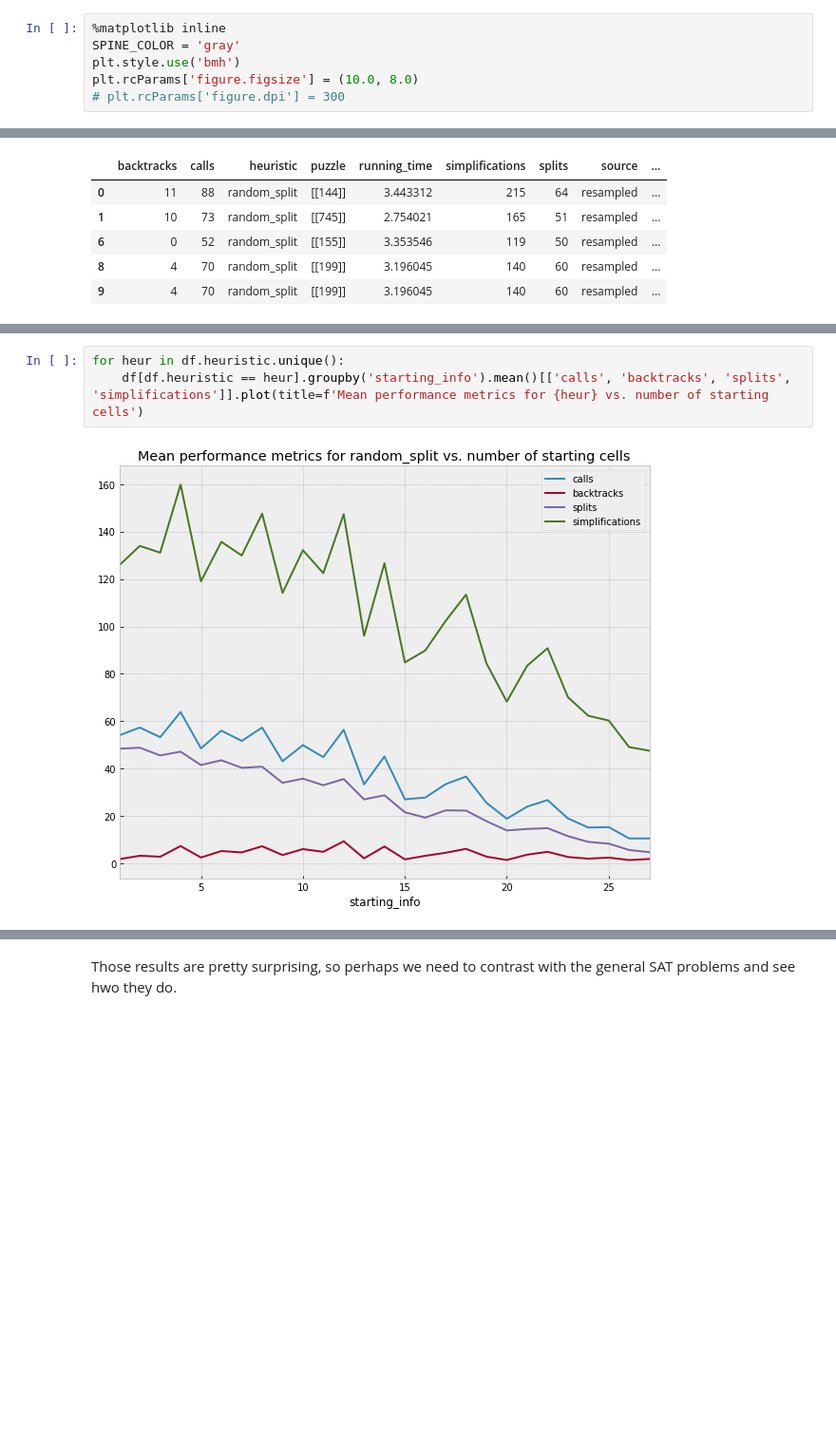
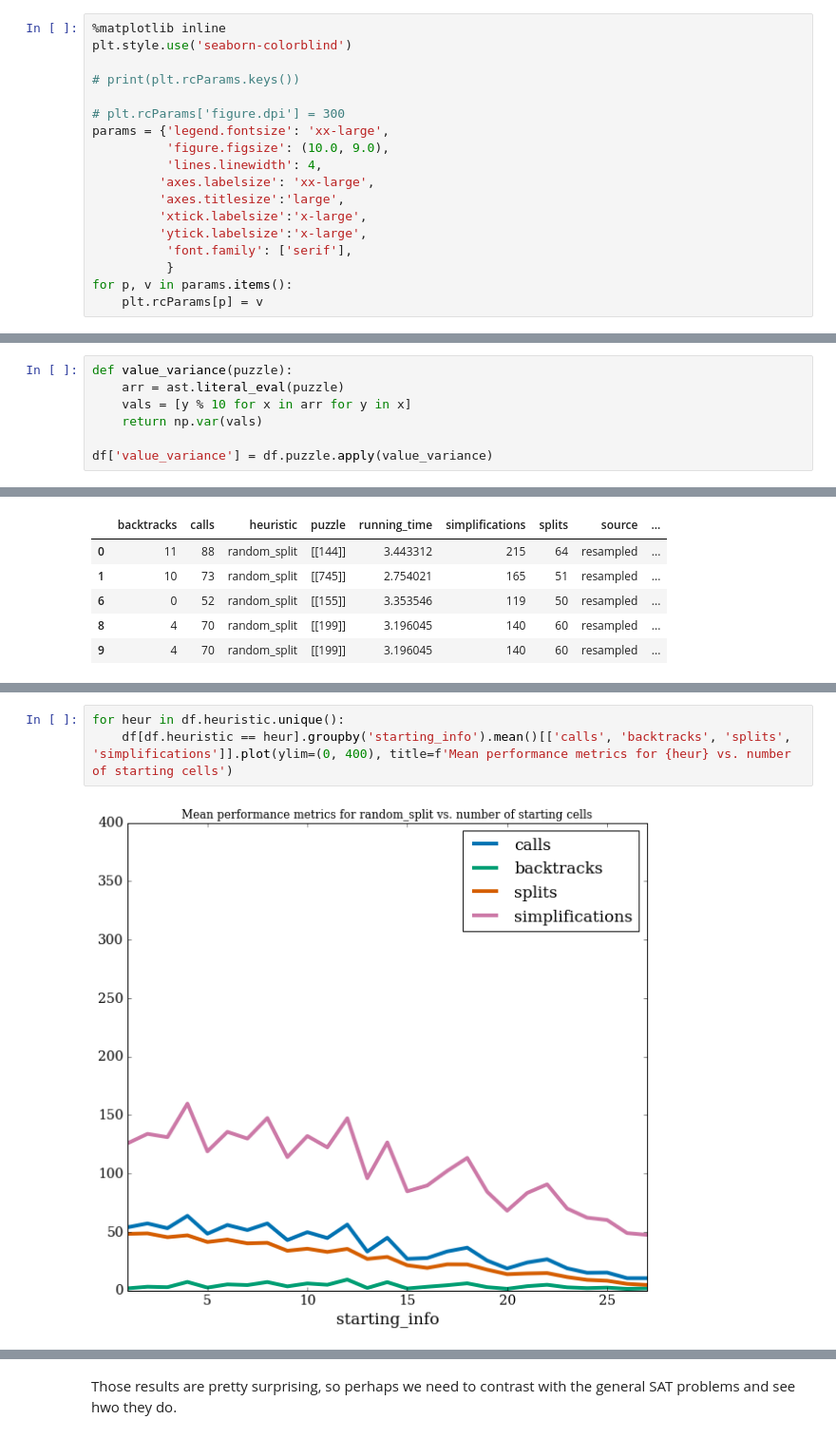
Before and after one commit to gianlucatruda/sudokusat, a Jupyter notebook: results.ipynb, the cells around one changed output, grey strips where cells are left out. Shown at 95% size. Cells and saved outputs as stored; diff of their text form; blank space fills up the shorter version.

Commit message:
Tweaked results notebook to produce better figure formatting.

```diff
--- a/results.ipynb
+++ b/results.ipynb
@@ -7,9 +8,21 @@ import seaborn as sns
-# %%
-%matplotlib inline
-SPINE_COLOR = 'gray'
-plt.style.use('bmh')
-plt.rcParams['figure.figsize'] = (10.0, 8.0)
-# plt.rcParams['figure.dpi'] = 300
+# %%
+%matplotlib inline
+plt.style.use('seaborn-colorblind')
+
+# print(plt.rcParams.keys())
+
+# plt.rcParams['figure.dpi'] = 300
+params = {'legend.fontsize': 'xx-large',
+          'figure.figsize': (10.0, 9.0),
+          'lines.linewidth': 4,
+         'axes.labelsize': 'xx-large',
+         'axes.titlesize':'large',
+         'xtick.labelsize':'x-large',
+         'ytick.labelsize':'x-large',
+          'font.family': ['serif'],
+          }
+for p, v in params.items():
+    plt.rcParams[p] = v
 # %% [markdown]
 Read in our results from each version of the SAT solver from the CSV dumps
 # %%
@@ -87,6 +100,13 @@ df.head()
 | 2 | 0 | 51 | SAT | True | random_split | [[151]] | 2.958363 | 105 | 49 | ... |
 | 3 | 1 | 52 | SAT | True | random_split | [[648]] | 3.167162 | 125 | 48 | ... |
 | 4 | 1 | 52 | SAT | True | random_split | [[648]] | 3.167162 | 125 | 48 | ... |
+# %%
+def value_variance(puzzle):
+    arr = ast.literal_eval(puzzle)
+    vals = [y % 10 for x in arr for y in x]
+    return np.var(vals)
+
+df['value_variance'] = df.puzzle.apply(value_variance)
 # %%
 df.puzzle.unique().shape, df.puzzle.shape
 # %% [output]
@@ -189,5 +216,5 @@ df[['running_time', 'calls', 'backtracks', 'splits', 'simplifications']].plot(ki
 # %%
 for heur in df.heuristic.unique():
-    df[df.heuristic == heur].groupby('starting_info').mean()[['calls', 'backtracks', 'splits', 'simplifications']].plot(title=f'Mean performance metrics for {heur} vs. number of starting cells')
+    df[df.heuristic == heur].groupby('starting_info').mean()[['calls', 'backtracks', 'splits', 'simplifications']].plot(ylim=(0, 400), title=f'Mean performance metrics for {heur} vs. number of starting cells')
 # %% [output]
-[figure, old version]
+[figure, new version]
```
Also changed, not shown: parts of 14 cells of this notebook.
